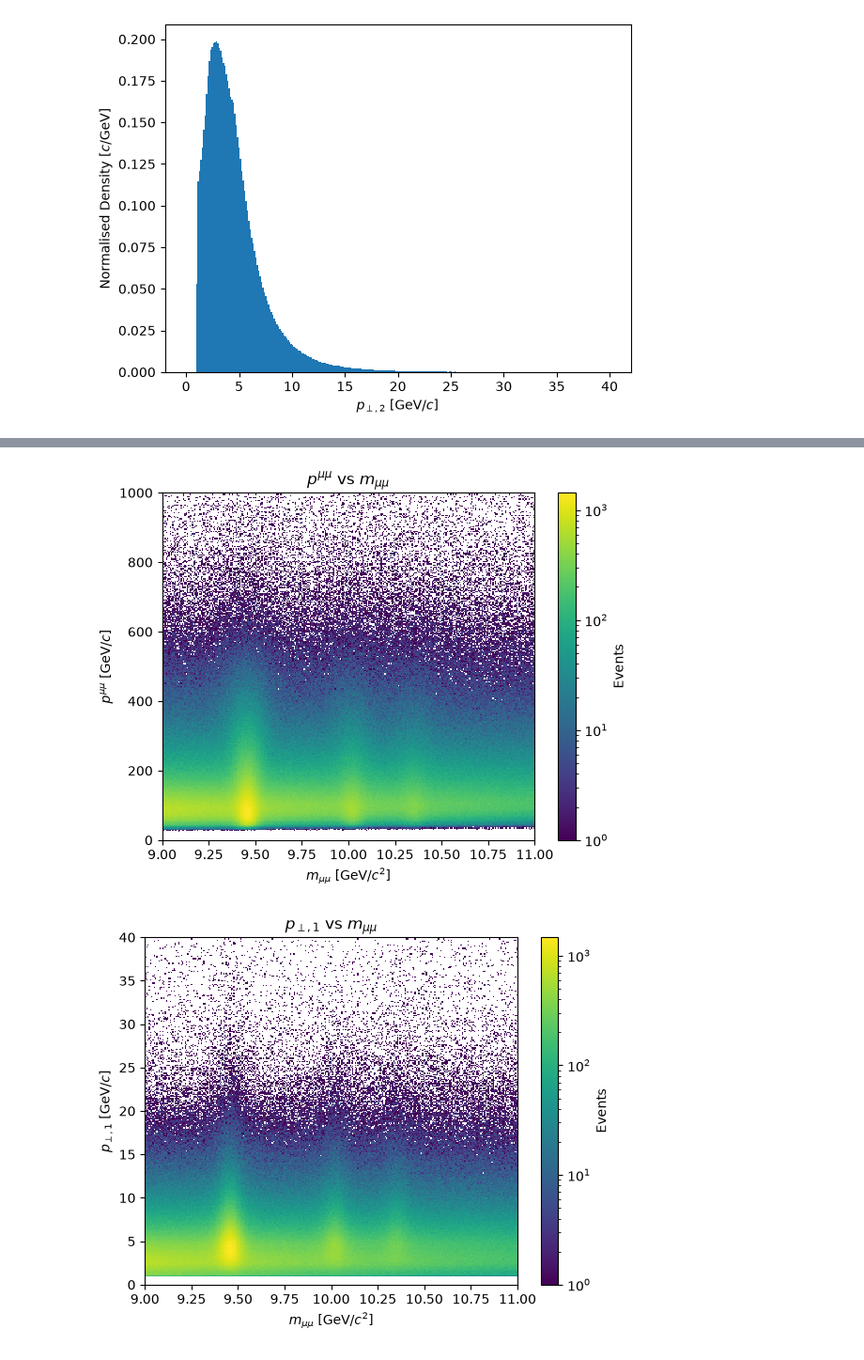
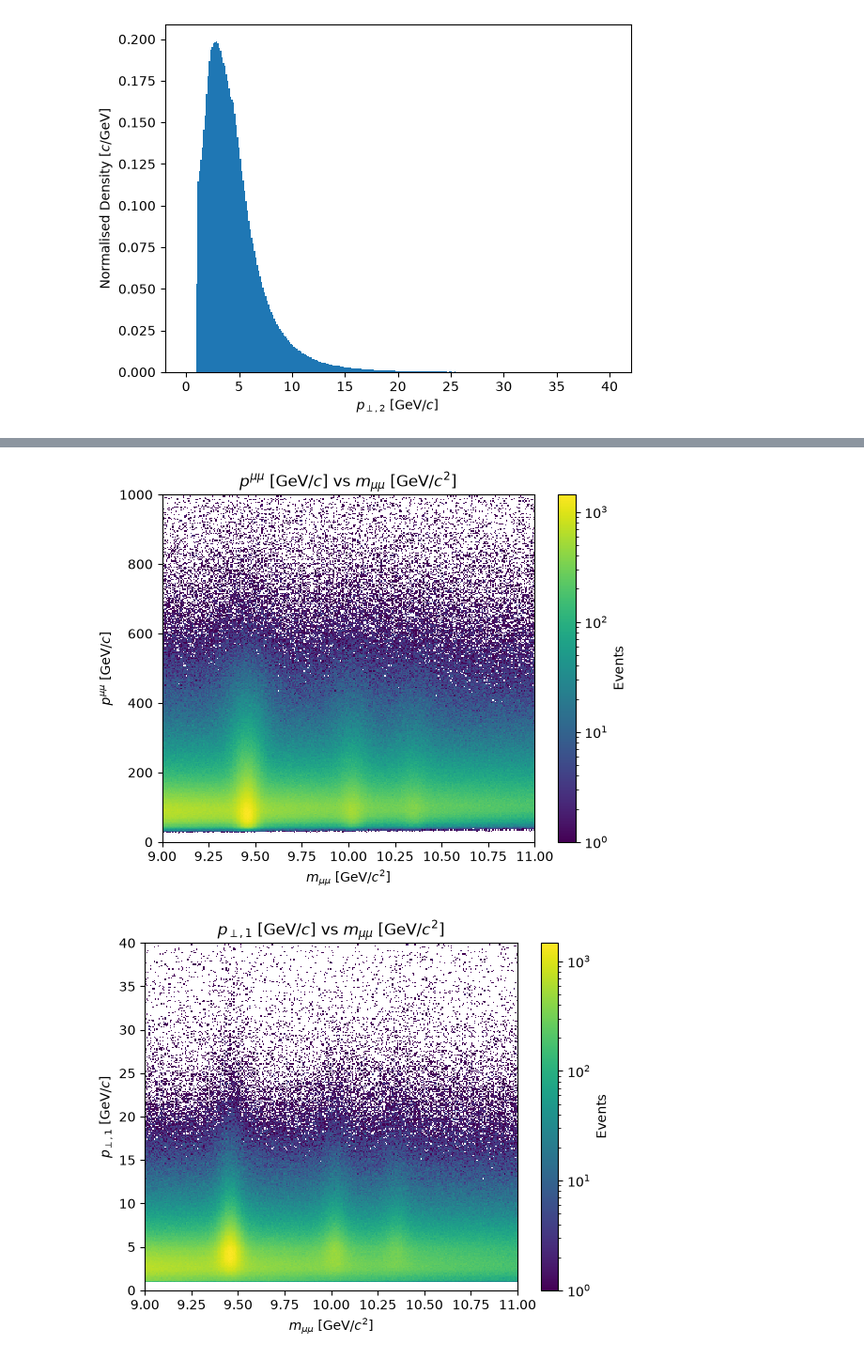
Before and after one commit to salsatosi/DAH_project_F1, a Jupyter notebook: data_analysis.ipynb, the cells around one changed output, grey strips where cells are left out. Shown at 94% size. Cells and saved outputs as stored; diff of their text form; code cells hidden in the pictures.

```diff
--- a/data_analysis.ipynb
+++ b/data_analysis.ipynb
@@ -547,6 +616,6 @@ for i in range(1,6):
     plt.colorbar(label="Events")
     plt.xlabel(features_xaxis_label[0])
     plt.ylabel(features_xaxis_label[i])
-    plt.title(f"{features_latex[i]} vs {features_latex[0]}")
+    plt.title(f"{features_xaxis_label[i]} vs {features_xaxis_label[0]}")
     plt.show()
 # %% [output]
@@ -555,2 +624,2 @@ for i in range(1,6):
-[figure, old version]
+[figure, new version]
-[figure, old version]
+[figure, new version]
```
Also changed, not shown: parts of 11 cells of this notebook.
